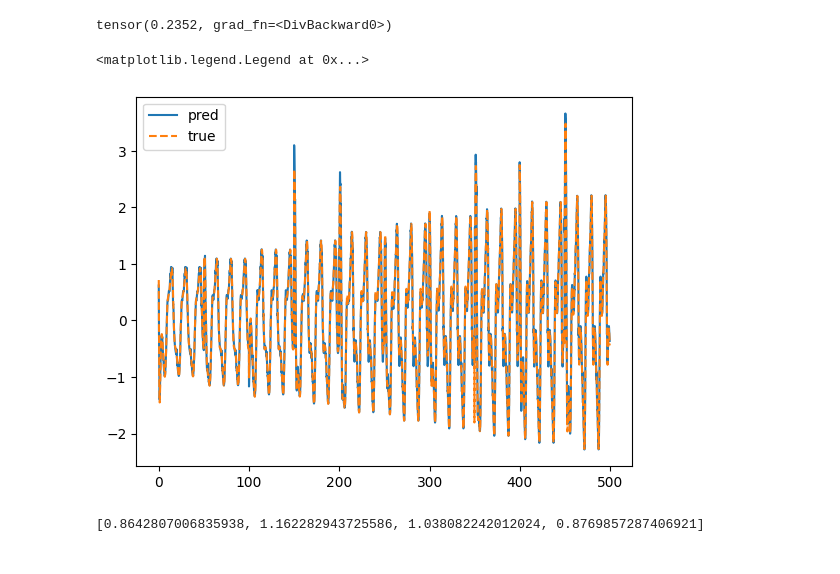
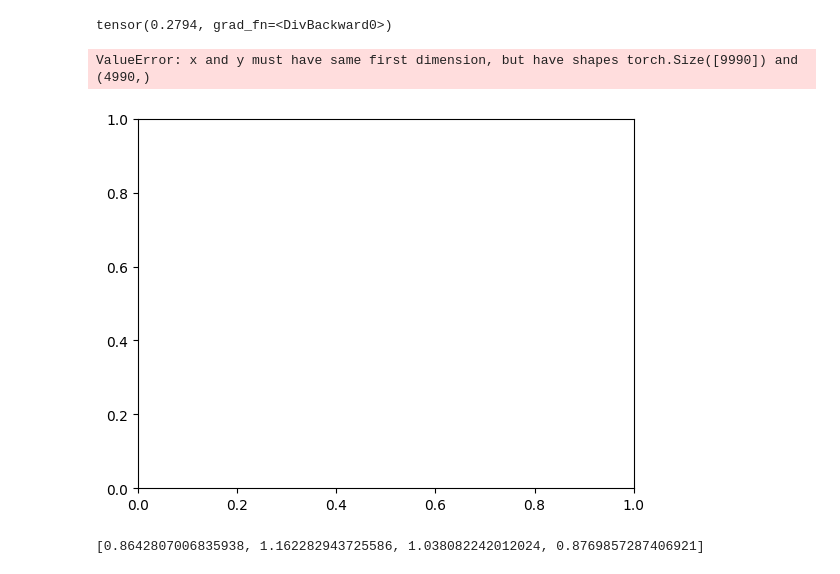
Before and after one commit to emilhaugstvedt/sparsity, a Jupyter notebook: SoftThresholding.ipynb, the cells around one changed output. Saved outputs shown, nothing was run; the diff lists cells and outputs as text; code cells hidden in the pictures.

Commit message:
Added proper training and test data

```diff
--- a/SoftThresholding.ipynb
+++ b/SoftThresholding.ipynb
@@ -10,15 +10,18 @@ from plain_net.PlainNet import PlainNet
 from duffing_dataset import *
 # %%
 with open('data/duffing/duffing_dataset.pickle', 'rb') as f:
-    data = pickle.load(f)
+    train_data = pickle.load(f)
+
+with open('data/duffing/duffing_dataset_test.pickle', 'rb') as f:
+    test_data = pickle.load(f)
 # %%
-t = torch.linspace(0, data.DT * len(data.x), len(data.y))
+t_train = torch.linspace(0, train_data.DT * len(train_data.x), len(train_data.y))
+t_test = torch.linspace(0, test_data.DT * len(test_data.x), len(test_data.y))
 
-training_set, validation_set = torch.utils.data.random_split(data, [int(0.8 * len(data)), len(data) - int(0.8 * len(data))])
-training_loader = DataLoader(training_set.dataset, batch_size=100, shuffle=True)
-validation_loader = DataLoader(validation_set.dataset, shuffle=True)
+train_loader = DataLoader(train_data, batch_size=100, shuffle=True)
+test_loader = DataLoader(test_data, shuffle=True)
 # %%
 model = SoftThresholdNet(3, [[24, 24], [24, 24]], 2, s_init=1)
 # %%
-model.train_n_epochs(data_loader=training_loader, n_epochs = 1000, lr = 0.00001, weight_decay=0.0001, verbose=True)
+model.train_n_epochs(data_loader=train_loader, n_epochs = 1000, lr = 0.00001, weight_decay=0.0001, verbose=True)
 # %% [output]
@@ -35,16 +38,16 @@ Epoch 900: loss 0.14512518048286438
 # %%
-y_pred = model(validation_set.dataset.x)
+y_pred = model(test_loader.dataset.x)
 # %%
-torch.sum((y_pred - training_loader.dataset.y)**2) / len(training_loader.dataset.y)
+torch.sum((y_pred - test_loader.dataset.y)**2) / len(test_loader.dataset.y)
 # %% [output]
-tensor(0.2352, grad_fn=<DivBackward0>)
+tensor(0.2794, grad_fn=<DivBackward0>)
 # %%
 plt.plot(t, y_pred[:, 0].detach().numpy(), label='pred')
-plt.plot(t, validation_loader.dataset.y[:, 0].detach().numpy(), label='true', linestyle='--')
+plt.plot(t, test_loader.dataset.y[:, 0].detach().numpy(), label='true', linestyle='--')
 plt.legend()
 # %% [output]
-<matplotlib.legend.Legend at 0x...>
+ValueError: x and y must have same first dimension, but have shapes torch.Size([9990]) and (4990,)
-[figure, old version]
+[figure, new version]
 # %%
 s_threshhold = [layer.s.detach().item() for layer in model.layers]
 # %%
```
Also changed, not shown: parts of 1 cell of this notebook.
